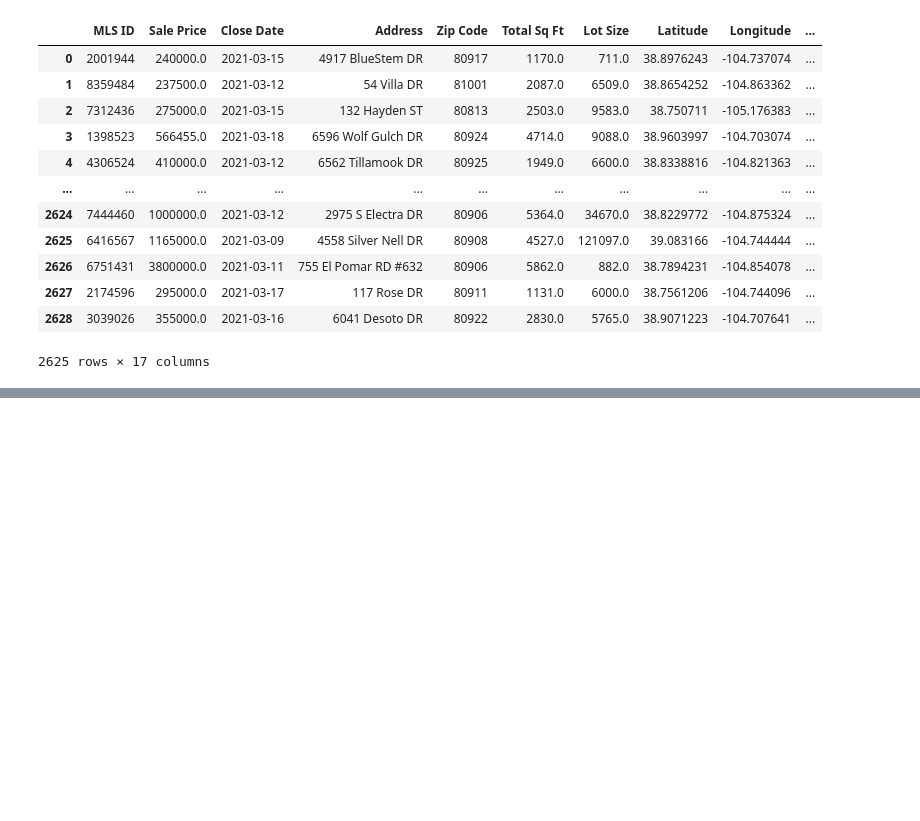
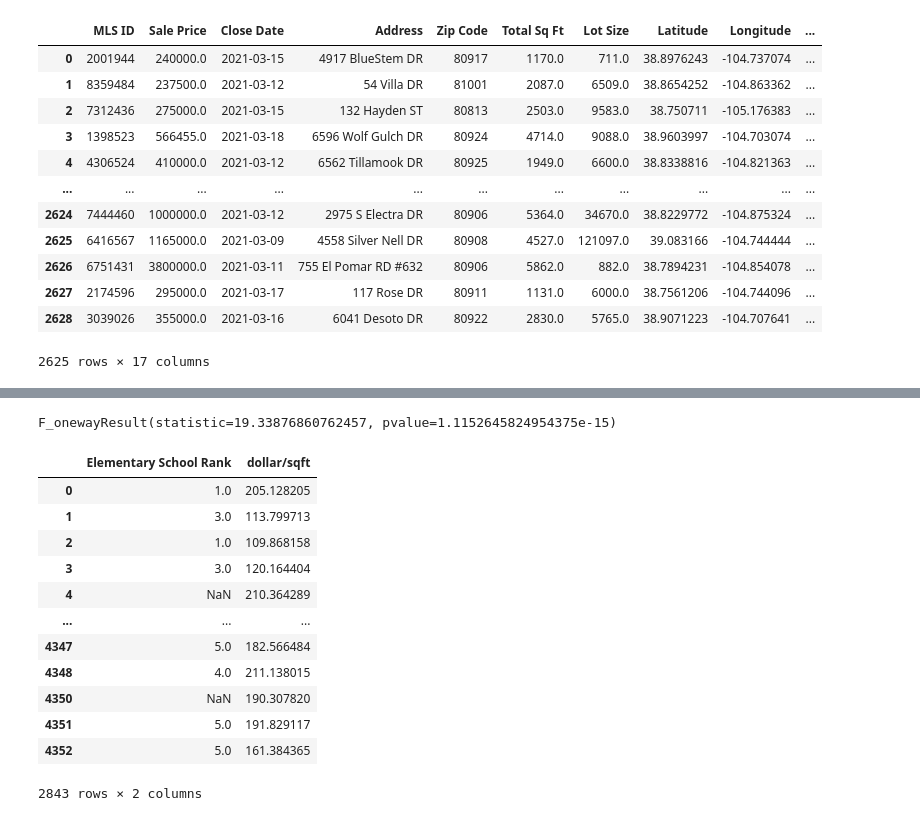
Before and after one commit to willserene/Housing_Analysis, a Jupyter notebook: Graphs-abhi.ipynb, the cells around one changed output, grey strips where cells are left out. Saved outputs shown, nothing was run; the diff lists cells and outputs as text; code cells hidden in the pictures; blank space fills up the shorter version.

```diff
--- a/Graphs-abhi.ipynb
+++ b/Graphs-abhi.ipynb
@@ -485,0 +544,29 @@ plt.show()
+# %%
+# Extract individual groups
+group1 = df[df["Middle School Rank"] == 1]["dollar/sqft"]
+group2 = df[df["Middle School Rank"] == 2]["dollar/sqft"]
+group3 = df[df["Middle School Rank"] == 3]["dollar/sqft"]
+group4 = df[df["Middle School Rank"] == 4]["dollar/sqft"]
+group5 = df[df["Middle School Rank"] == 5]["dollar/sqft"]
+
+# Perform the ANOVA
+st.f_oneway(group1, group2, group3, group4, group5)
+# %% [output]
+F_onewayResult(statistic=19.33876860762457, pvalue=1.1152645824954375e-15)
+# %%
+esrank = es_df[["Elementary School Rank", "dollar/sqft"]]
+esrank
+# %% [output]
+|  | Elementary School Rank | dollar/sqft |
+| 0 | 1.0 | 205.128205 |
+| 1 | 3.0 | 113.799713 |
+| 2 | 1.0 | 109.868158 |
+| 3 | 3.0 | 120.164404 |
+| 4 | NaN | 210.364289 |
+| ... | ... | ... |
+| 4347 | 5.0 | 182.566484 |
+| 4348 | 4.0 | 211.138015 |
+| 4350 | NaN | 190.307820 |
+| 4351 | 5.0 | 191.829117 |
+| 4352 | 5.0 | 161.384365 |
+2843 rows × 2 columns
```
Also changed, not shown: parts of 7 cells of this notebook, 3 other files.
